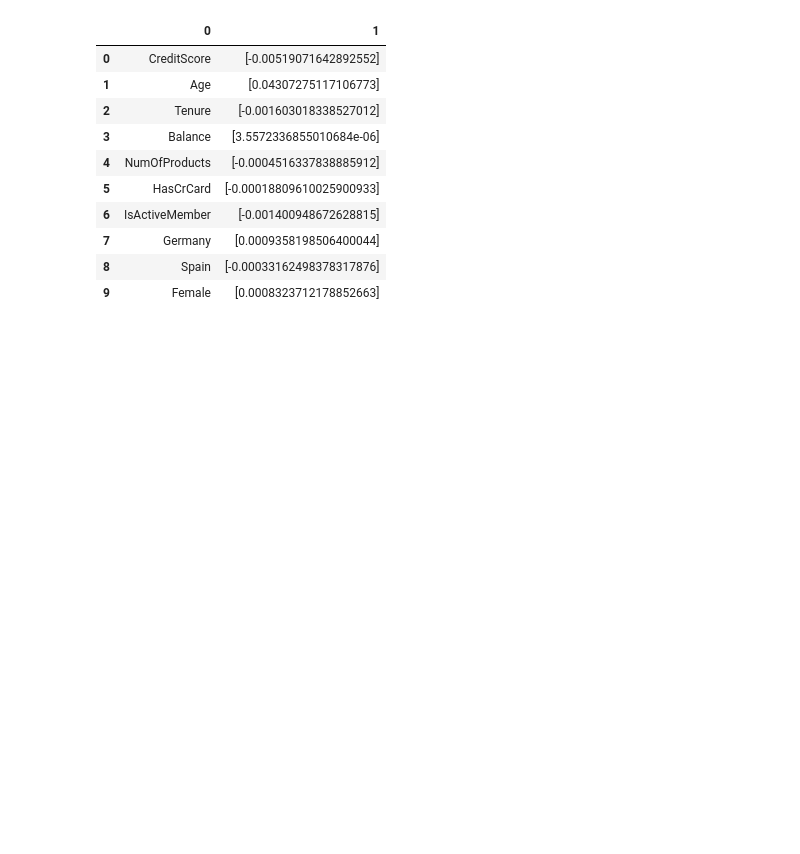
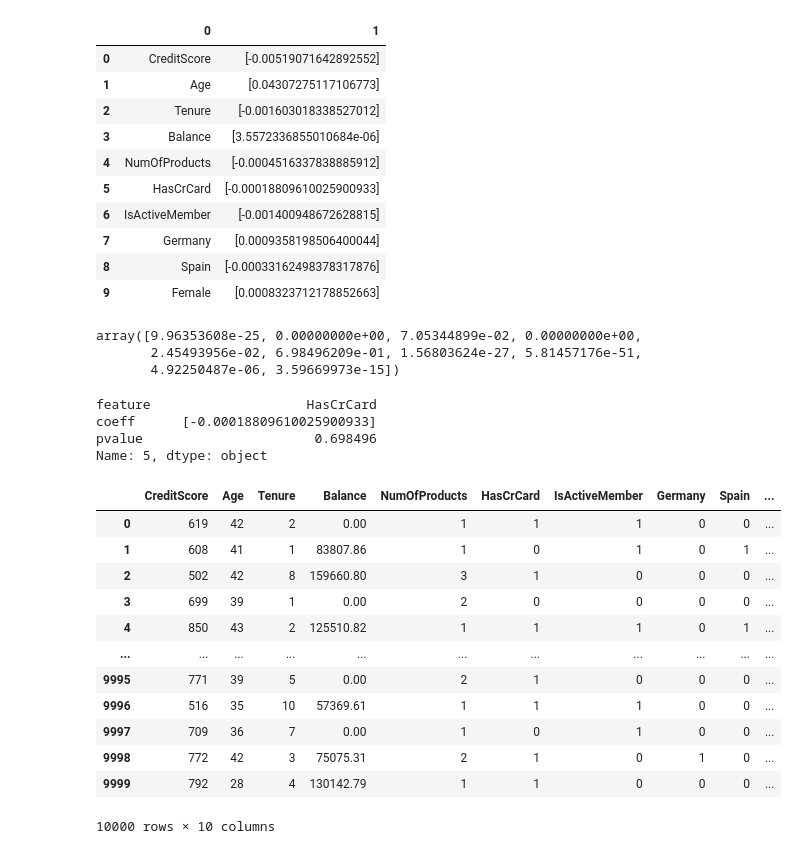
Before and after one commit to parikshitshinge/bank-customers-churn-prediction-model, a Jupyter notebook: BankCustomersChurnPredictionModel.ipynb, the cells around one changed output. Drawn from its saved outputs; the diff is of its cells as text; code cells hidden in the pictures; blank space fills up the shorter version.

```diff
--- a/BankCustomersChurnPredictionModel.ipynb
+++ b/BankCustomersChurnPredictionModel.ipynb
@@ -155,3 +155,12 @@ coeff_df
 | 7 | Germany | [0.0009358198506400044] |
 | 8 | Spain | [-0.00033162498378317876] |
 | 9 | Female | [0.0008323712178852663] |
+# %%
+# find p-values of each feature
+from sklearn.feature_selection import chi2
+scores, pvalues = chi2(X, Y)
+pvalues
+# %% [output]
+array([9.96353608e-25, 0.00000000e+00, 7.05344899e-02, 0.00000000e+00,
+       2.45493956e-02, 6.98496209e-01, 1.56803624e-27, 5.81457176e-51,
+       4.92250487e-06, 3.59669973e-15])
@@ -157,0 +171,24 @@ coeff_df
+# %%
+valid_df.loc[valid_df['pvalue'].idxmax()]
+# feature HasCrCard doesn't seem to have much association with target so lets remove it from our X
+# %% [output]
+feature                    HasCrCard
+coeff      [-0.00018809610025900933]
+pvalue                      0.698496
+Name: 5, dtype: object
+# %%
+X
+# %% [output]
+|  | CreditScore | Age | Tenure | Balance | NumOfProducts | HasCrCard | IsActiveMember | Germany | Spain | ... |
+| 0 | 619 | 42 | 2 | 0.00 | 1 | 1 | 1 | 0 | 0 | ... |
+| 1 | 608 | 41 | 1 | 83807.86 | 1 | 0 | 1 | 0 | 1 | ... |
+| 2 | 502 | 42 | 8 | 159660.80 | 3 | 1 | 0 | 0 | 0 | ... |
+| 3 | 699 | 39 | 1 | 0.00 | 2 | 0 | 0 | 0 | 0 | ... |
+| 4 | 850 | 43 | 2 | 125510.82 | 1 | 1 | 1 | 0 | 1 | ... |
+| ... | ... | ... | ... | ... | ... | ... | ... | ... | ... | ... |
+| 9995 | 771 | 39 | 5 | 0.00 | 2 | 1 | 0 | 0 | 0 | ... |
+| 9996 | 516 | 35 | 10 | 57369.61 | 1 | 1 | 1 | 0 | 0 | ... |
+| 9997 | 709 | 36 | 7 | 0.00 | 1 | 0 | 1 | 0 | 0 | ... |
+| 9998 | 772 | 42 | 3 | 75075.31 | 2 | 1 | 0 | 1 | 0 | ... |
+| 9999 | 792 | 28 | 4 | 130142.79 | 1 | 1 | 0 | 0 | 0 | ... |
+10000 rows × 10 columns
```
Also changed, not shown: parts of 6 cells of this notebook.
